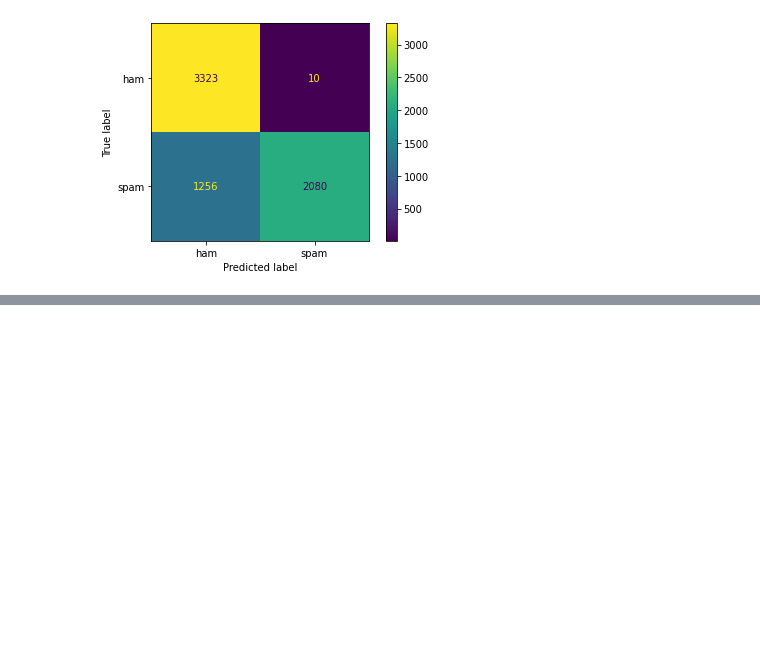
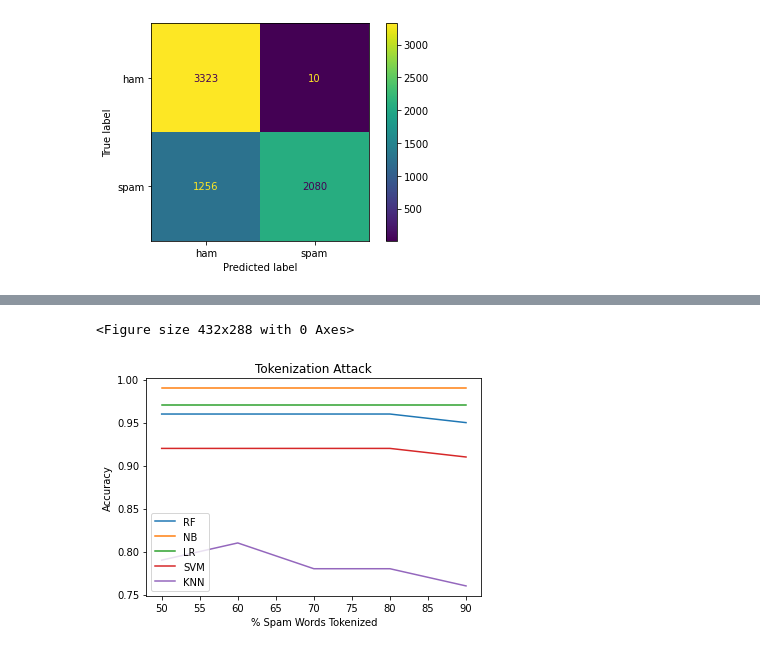
Before and after one commit to MikeZ77/email-spam-detection, a Jupyter notebook: attacks/analysis_tokenization.ipynb, the cells around one changed output, grey strips where cells are left out. Saved outputs shown, nothing was run; the diff lists cells and outputs as text; code cells hidden in the pictures; blank space fills up the shorter version.

```diff
--- a/attacks/analysis_tokenization.ipynb
+++ b/attacks/analysis_tokenization.ipynb
@@ -276,0 +310,16 @@ weighted avg       0.84      0.78      0.76      6669
+# %%
+plt.figure()
+plot_df = pd.DataFrame({
+   'RF': [0.96, 0.96, 0.96, 0.96, 0.95],
+   'NB': [0.99, 0.99, 0.99, 0.99, 0.99],
+   'LR': [0.97, 0.97, 0.97, 0.97, 0.97],
+   'SVM': [0.92, 0.92, 0.92, 0.92, 0.91],
+   'KNN': [0.79, 0.81, 0.78, 0.78, 0.76]
+   }, index=[50, 60, 70, 80, 90])
+plot_df.plot(title ='Tokenization Attack')
+plt.xlabel('% Spam Words Tokenized')
+plt.ylabel('Accuracy')
+plt.show()
+# %% [output]
+<Figure size 432x288 with 0 Axes>
+[figure, added]
```
Also changed, not shown: parts of 9 cells of this notebook, 13 other files.
